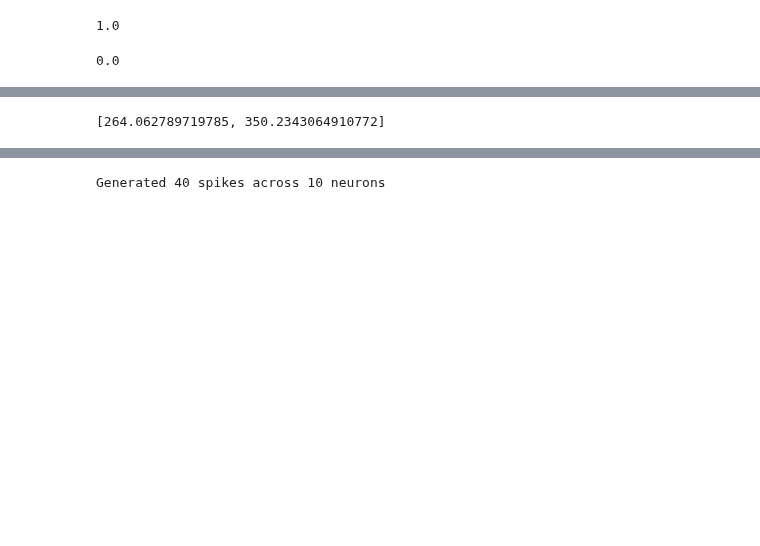
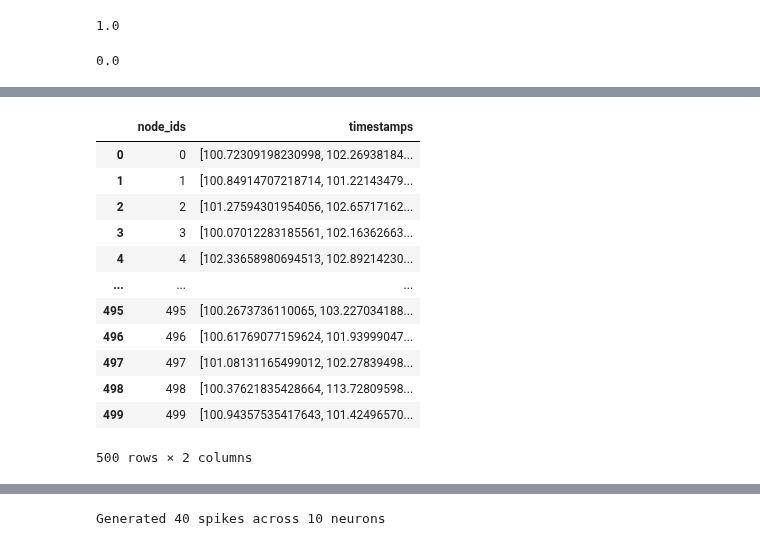
Before and after one commit to ddopp4877/single-cell-tuning, a Jupyter notebook: stim_synapses.ipynb, the cells around one changed output, grey strips where cells are left out. Cells and saved outputs as stored; diff of their text form; code cells hidden in the pictures; blank space fills up the shorter version.

```diff
--- a/stim_synapses.ipynb
+++ b/stim_synapses.ipynb
@@ -171,14 +153,52 @@ syn_params =  {
 PFR = pd.read_csv(os.path.join("..","pyrFiringRateAvg.csv"),delimiter=",")
 PFR_time_shortened = np.array(PFR['Time'][PFR['Time'] >0])
 PFR_firing_rate_shortened = np.array(PFR['AvgFiringRate'][PFR['Time'] >0])
-# %%
-win_size = 5
-lambdas_array = PFR_firing_rate_shortened
-train = spike_train_generation.inhomogeneous_poisson_through_num_points(lambdas_array,win_size)
-times = spike_train_generation.inhomogeneous_poisson_timestamps(lambdas_array,win_size,dt =1 )
-# %%
-background_spikes = spike_train_generation.homogeneous_poisson_timestamps(rate_hz=2, duration_ms=500)
-print(background_spikes)
-# %% [output]
-[264.062789719785, 350.2343064910772]
+# %%
+def inhomogeneous_poisson_timestamps(lambdas, win_length, dt=1.0, start_time=0.0):
+    """
+    Generate spike timestamps using an inhomogeneous Poisson process.
+
+    Parameters:
+        lambdas (list or np.ndarray): firing rates for each time window (in Hz or per timestep).
+        win_length (int): number of time steps per window.
+        dt (float): duration of each time step in ms (or your preferred time unit).
+        start_time (float): time offset (in ms) to start generating spikes.
+
+    Returns:
+        spike_times (list of float): spike timestamps across all windows.
+    """
+    spike_times = []
+    for i, lambd in enumerate(lambdas):
+        num_points = np.random.poisson(lambd)
+        times_in_window = np.sort(np.random.uniform(0, win_length * dt, num_points))
+        times_in_window += i * win_length * dt + start_time
+        spike_times.extend(times_in_window.tolist())
+    return spike_times
+# %%
+N_stim = 500
+all_spikes = []
+
+for i in range(N_stim):
+    win_size = 5
+    lambdas_array = PFR_firing_rate_shortened
+    spikes = spike_train_generation.inhomogeneous_poisson_through_num_points(lambdas_array,win_size)
+    timestamps = inhomogeneous_poisson_timestamps(lambdas_array,win_size,dt =1,start_time=100 )
+    all_spikes.append(timestamps)
+df = pd.DataFrame([{'node_ids': node_id, 'timestamps': t} for node_id, times in enumerate(all_spikes) for t in times])
+grouped_stim = df.groupby('node_ids')['timestamps'].apply(list).reset_index()
+grouped_stim
+# %% [output]
+|  | node_ids | timestamps |
+| 0 | 0 | [100.72309198230998, 102.26938184... |
+| 1 | 1 | [100.84914707218714, 101.22143479... |
+| 2 | 2 | [101.27594301954056, 102.65717162... |
+| 3 | 3 | [100.07012283185561, 102.16362663... |
+| 4 | 4 | [102.33658980694513, 102.89214230... |
+| ... | ... | ... |
+| 495 | 495 | [100.2673736110065, 103.227034188... |
+| 496 | 496 | [100.61769077159624, 101.93999047... |
+| 497 | 497 | [101.08131165499012, 102.27839498... |
+| 498 | 498 | [100.37621835428664, 113.72809598... |
+| 499 | 499 | [100.94357535417643, 101.42496570... |
+500 rows × 2 columns
 # %%
```
Also changed, not shown: parts of 13 cells of this notebook, 1 other file.
